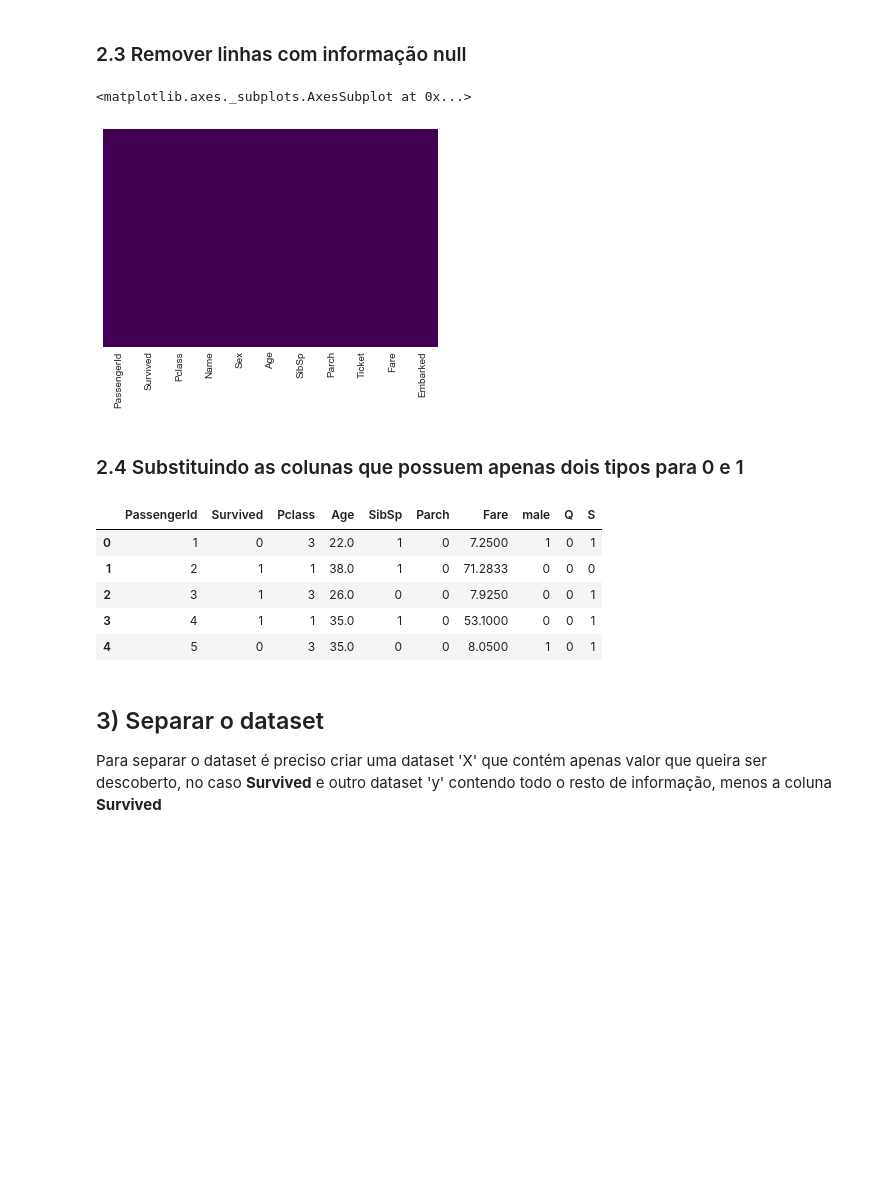
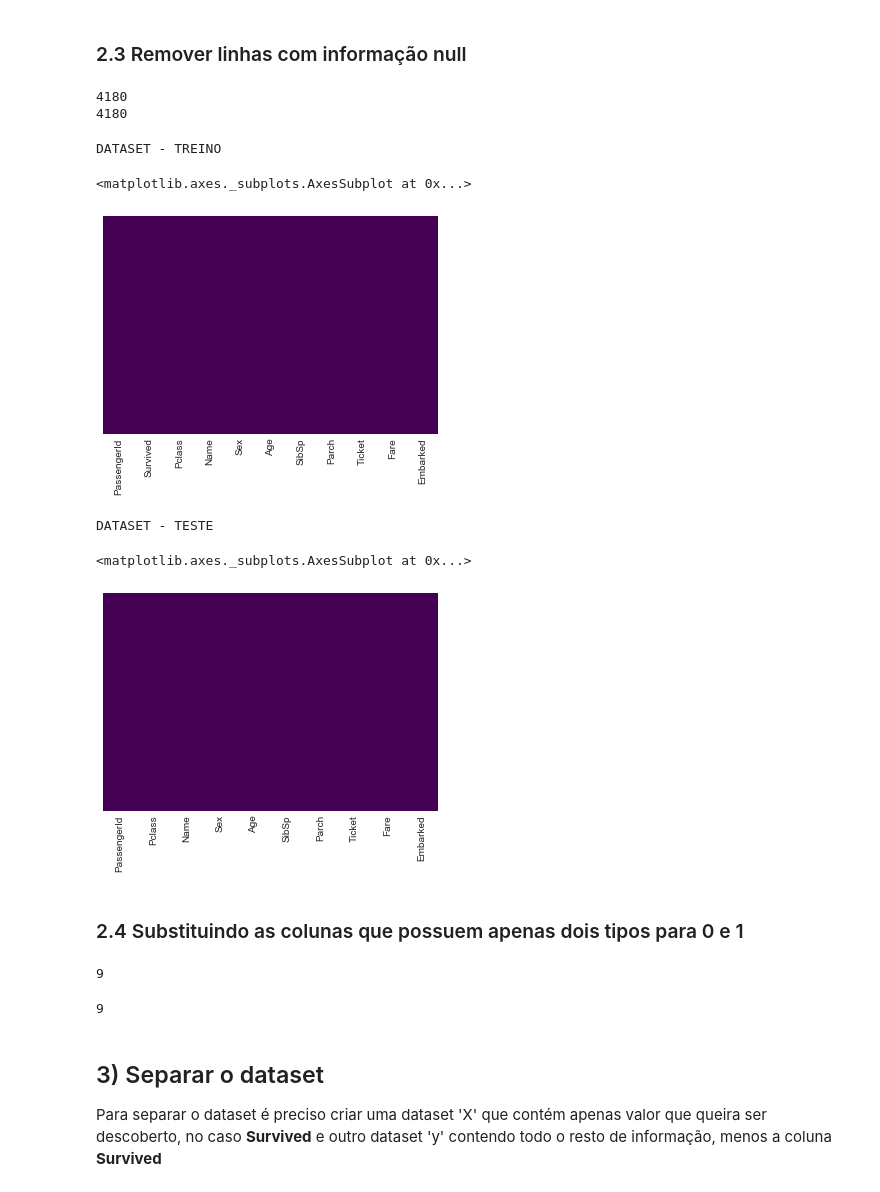
Before and after one commit to ThiagoBfim/Machine-Learning, a Jupyter notebook: Titanic Kaggle/Titanic - Machine Learning from Disaster.ipynb, the cells around one changed output. Cells and saved outputs as stored; diff of their text form; code cells hidden in the pictures; blank space fills up the shorter version.

Commit message:
Refatoração para incluir o dataset de treino para conseguir gerar uma submissão

```diff
--- a/Titanic Kaggle/Titanic - Machine Learning from Disaster.ipynb
+++ b/Titanic Kaggle/Titanic - Machine Learning from Disaster.ipynb
@@ -45,7 +48,9 @@ import matplotlib.pyplot as plt
 import seaborn as sns
 %matplotlib inline
 
-dataset = pd.read_csv('dataset/train.csv')
+train_df = pd.read_csv('dataset/train.csv')
+test_df = pd.read_csv('dataset/test.csv')
+dataset = [train_df, test_df]
 # %% [markdown]
 ### 1.2 Imprimir alguns dados do dataset
 # %%
@@ -156,11 +171,13 @@ def impute_age(cols):
     else:
         return Age
 
-dataset['Age'] = dataset[['Age','Pclass']].apply(impute_age,axis=1)
+train_df['Age'] = train_df[['Age','Pclass']].apply(impute_age,axis=1)
+test_df['Age'] = test_df[['Age','Pclass']].apply(impute_age,axis=1)
 # %% [markdown]
 ### 2.2 Removendo coluna contendo valores null
 # %%
 ## Remover a coluna Cabin devido a falta de informação que essa coluna nos fornece.
-dataset.drop('Cabin',axis=1,inplace=True)
+train_df.drop('Cabin',axis=1,inplace=True)
+test_df.drop('Cabin',axis=1,inplace=True)
 # %% [markdown]
 ### 2.3 Remover linhas com informação null
@@ -170,26 +184,54 @@ dataset.dropna(inplace=True)
+# %%
+##Remover qualquer linha que contenha informações null
+train_df.dropna(inplace=True)
+
+print(test_df.size)
+## É importante não perder nenhum elemento do teste para conseguir realizar a submição no Kaggle
+test_df['Fare'].fillna(test_df['Fare'].dropna().median(), inplace=True)
+print(test_df.size)
+# %% [output]
+4180
+4180
 # %%
-##Verificando se a idade foi preenchida:
-sns.heatmap(dataset.isnull(),yticklabels=False,cbar=False,cmap='viridis')
+##Verificando se não há mais nenhum elemento null
+print("DATASET - TREINO")
+sns.heatmap(train_df.isnull(),yticklabels=False,cbar=False,cmap='viridis')
 # %% [output]
-<matplotlib.axes._subplots.AxesSubplot at 0x...>
+DATASET - TREINO
+<matplotlib.axes._subplots.AxesSubplot at 0x...>
 [figure]
+# %%
+print("DATASET - TESTE")
+sns.heatmap(test_df.isnull(),yticklabels=False,cbar=False,cmap='viridis')
+# %% [output]
+DATASET - TESTE
+<matplotlib.axes._subplots.AxesSubplot at 0x...>
+[figure, added]
 # %% [markdown]
 ### 2.4 Substituindo as colunas que possuem apenas dois tipos para 0 e 1
 # %%
-sex = pd.get_dummies(dataset['Sex'],drop_first=True)  # drop_first=True > Para evitar a multi-colinaridade
-embark = pd.get_dummies(dataset['Embarked'],drop_first=True)
+##Realizando com o dataset de treinamento
+sex = pd.get_dummies(train_df['Sex'],drop_first=True)  # drop_first=True > Para evitar a multi-colinaridade
+embark = pd.get_dummies(train_df['Embarked'],drop_first=True)
 
-dataset.drop(['Sex','Embarked','Name','Ticket'],axis=1,inplace=True)
-dataset = pd.concat([dataset,sex,embark],axis=1)
+train_df.drop(['Sex','Embarked','Name','Ticket', 'PassengerId'],axis=1,inplace=True)
+train_df = pd.concat([train_df,sex,embark],axis=1)
 
-dataset.head()
+train_df.columns.size
 # %% [output]
-|  | PassengerId | Survived | Pclass | Age | SibSp | Parch | Fare | male | Q | S |
-| 0 | 1 | 0 | 3 | 22.0 | 1 | 0 | 7.2500 | 1 | 0 | 1 |
-| 1 | 2 | 1 | 1 | 38.0 | 1 | 0 | 71.2833 | 0 | 0 | 0 |
-| 2 | 3 | 1 | 3 | 26.0 | 0 | 0 | 7.9250 | 0 | 0 | 1 |
-| 3 | 4 | 1 | 1 | 35.0 | 1 | 0 | 53.1000 | 0 | 0 | 1 |
-| 4 | 5 | 0 | 3 | 35.0 | 0 | 0 | 8.0500 | 1 | 0 | 1 |
+9
+# %%
+##Realizando com o dataset de teste
+sex = pd.get_dummies(test_df['Sex'],drop_first=True)  # drop_first=True > Para evitar a multi-colinaridade
+embark = pd.get_dummies(test_df['Embarked'],drop_first=True)
+
+test_df.drop(['Sex','Embarked','Name','Ticket'],axis=1,inplace=True)
+test_df = pd.concat([test_df,sex,embark],axis=1)
+
+## OBS: A quantidade de colunas do dataset de teste e de treino precisam ter a mesma quantidade de colunas.
+test_df.columns.size
+# %% [output]
+9
 # %% [markdown]
 ## 3) Separar o dataset
 Para separar o dataset é preciso criar uma dataset 'X' que contém apenas valor que queira ser descoberto, no caso **Survived** e outro dataset 'y' contendo todo o resto de informação, menos a coluna  **Survived**
```
Also changed, not shown: parts of 53 cells of this notebook, 1 other file.
